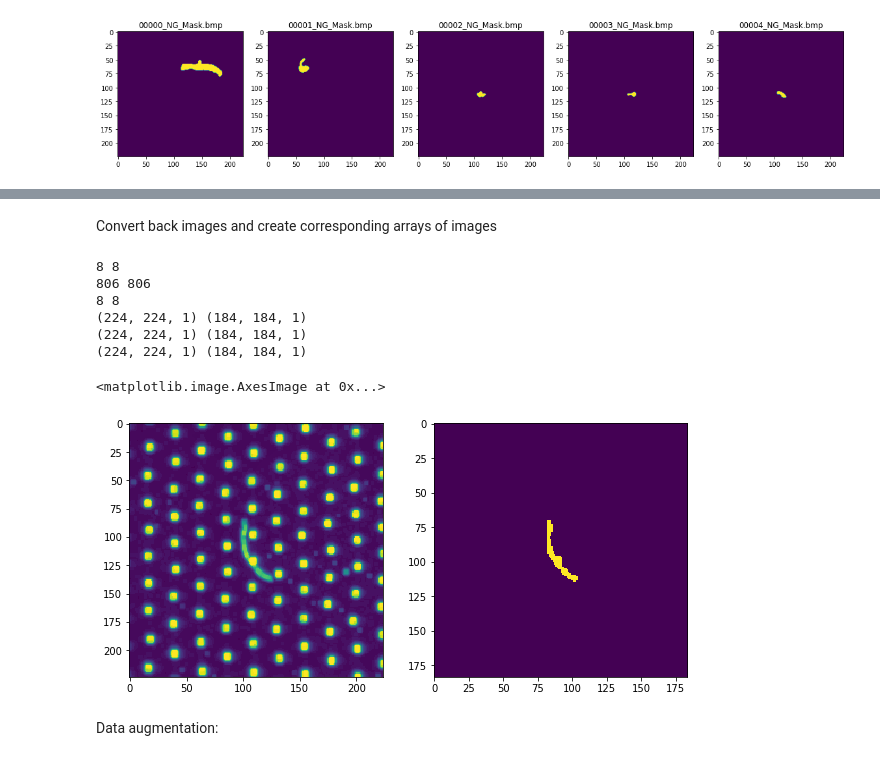
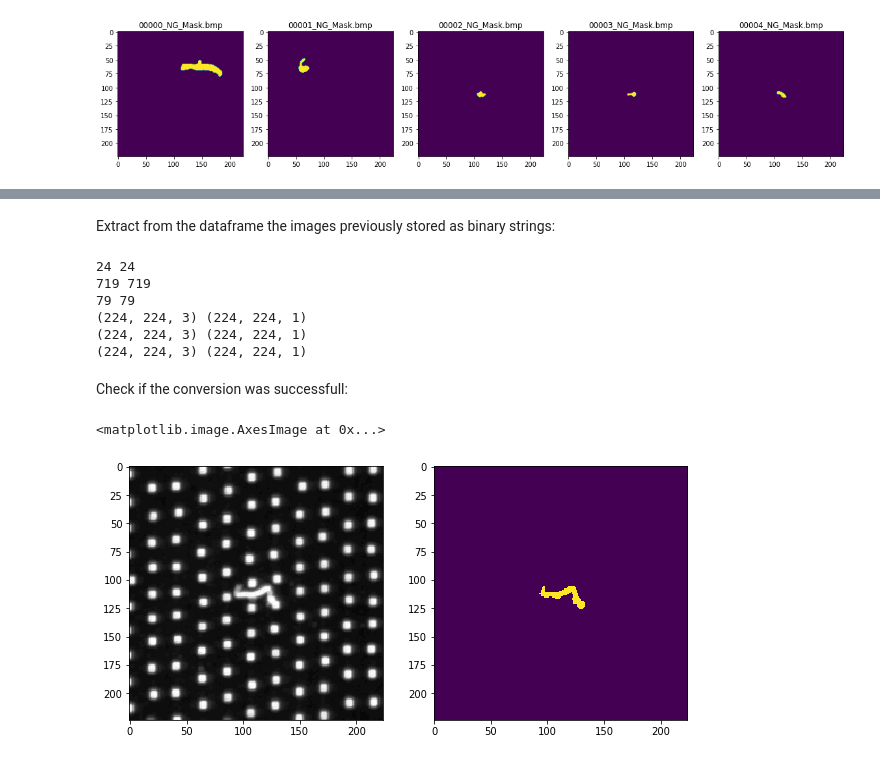
Before and after one commit to SAP-samples/btp-ai-sustainability-bootcamp, a Jupyter notebook: src/ai-models/defect-detection/notebooks/defect_detection_development_segmentation.ipynb, the cells around one changed output, grey strips where cells are left out. Cells and saved outputs as stored; diff of their text form; code cells hidden in the pictures.

```diff
--- a/src/ai-models/defect-detection/notebooks/defect_detection_development_segmentation.ipynb
+++ b/src/ai-models/defect-detection/notebooks/defect_detection_development_segmentation.ipynb
@@ -168,11 +173,11 @@ Check dataframe content by decoding the images:
 # %%
-i = 23
+i = 0
 fig, axs = plt.subplots(1, 2, figsize=(10,10))
 img = np.frombuffer(df_dataset_tot[df_dataset_tot.label==1]['image'].iloc[i], dtype=np.float32)
-img = np.reshape(img, (IMG_WIDTH,IMG_HEIGHT,1))
+img = np.reshape(img, (IMG_WIDTH,IMG_HEIGHT,3))
 axs[0].imshow(img, interpolation='nearest')
 img = np.frombuffer(df_dataset_tot[df_dataset_tot.label==1]['mask'].iloc[i], dtype=np.float32)
-img = np.reshape(img, (MSK_WIDTH,MSK_HEIGHT,1))
+img = np.reshape(img, (IMG_WIDTH,IMG_HEIGHT,1))
 axs[1].imshow(img, interpolation='nearest')
 # %% [output]
 <matplotlib.image.AxesImage at 0x...>
@@ -182,9 +187,9 @@ Reshuffle and split the dataframe
 # %%
 df_dataset_tot = df_dataset_tot.sample(frac=1).reset_index(drop=True)
 # %%
-df_dataset_train, df_dataset_test = train_test_split(df_dataset_tot, test_size=0.99, random_state=25)
+df_dataset_train, df_dataset_test = train_test_split(df_dataset_tot, test_size=0.97, random_state=25)
 # %%
-df_dataset_val, df_dataset_test = train_test_split(df_dataset_test, test_size=0.99, random_state=25)
+df_dataset_val, df_dataset_test = train_test_split(df_dataset_test, test_size=0.90, random_state=25)
 # %%
 df_dataset_train.groupby("label")['image'].count()
 # %% [output]
@@ -217,22 +222,22 @@ No. of validation examples: 8
-# %% [markdown]
-Convert back images and create corresponding arrays of images
+# %% [markdown]
+Extract from the dataframe the images previously stored as binary strings:
 # %%
-def convert_back(df, type, color_int, width, height):
+def convert_back(df, type, color_int):
     temp_arr = []
     for i in df[type].values:
         a = np.frombuffer(i, dtype=np.float32)
-        a = a.reshape(width,height,color_int)
+        a = a.reshape(IMG_WIDTH,IMG_HEIGHT,color_int)
         temp_arr.append(a)
         #print(a.shape)
     return temp_arr
 
-img_train = convert_back(df_dataset_train, 'image', 1, IMG_WIDTH, IMG_HEIGHT)
-img_test = convert_back(df_dataset_test, 'image', 1, IMG_WIDTH, IMG_HEIGHT)
-img_val = convert_back(df_dataset_val, 'image', 1, IMG_WIDTH, IMG_HEIGHT)
+img_train = convert_back(df_dataset_train, 'image', 3)
+img_test = convert_back(df_dataset_test, 'image', 3)
+img_val = convert_back(df_dataset_val, 'image', 3)
 
-msk_train = convert_back(df_dataset_train, 'mask', 1, MSK_WIDTH, MSK_HEIGHT)
-msk_test = convert_back(df_dataset_test, 'mask', 1, MSK_WIDTH, MSK_HEIGHT)
-msk_val = convert_back(df_dataset_val, 'mask', 1, MSK_WIDTH, MSK_HEIGHT)
+msk_train = convert_back(df_dataset_train, 'mask', 1)
+msk_test = convert_back(df_dataset_test, 'mask', 1)
+msk_val = convert_back(df_dataset_val, 'mask', 1)
 
 print(len(img_train), len(msk_train))
 print(len(img_test), len(msk_test))
@@ -242,21 +247,21 @@ print(img_train[0].shape, msk_train[0].shape)
 print(img_test[0].shape, msk_test[0].shape)
 print(img_val[0].shape, msk_val[0].shape)
 # %% [output]
-8 8
-806 806
-8 8
-(224, 224, 1) (184, 184, 1)
-(224, 224, 1) (184, 184, 1)
-(224, 224, 1) (184, 184, 1)
+24 24
+719 719
+79 79
+(224, 224, 3) (224, 224, 1)
+(224, 224, 3) (224, 224, 1)
+(224, 224, 3) (224, 224, 1)
+# %% [markdown]
+Check if the conversion was successfull:
 # %%
-i = 0
+i = 4
 fig, axs = plt.subplots(1, 2, figsize=(10,10))
 axs[0].imshow(img_test[i], interpolation='nearest')
 axs[1].imshow(msk_test[i], interpolation='nearest')
 #print(img_test[i].shape)
 #print(msk_test[i].shape)
 # %% [output]
 <matplotlib.image.AxesImage at 0x...>
-[figure, old version]
+[figure, new version]
-# %% [markdown]
-Data augmentation:
```
Also changed, not shown: parts of 89 cells of this notebook, 3 other files.
